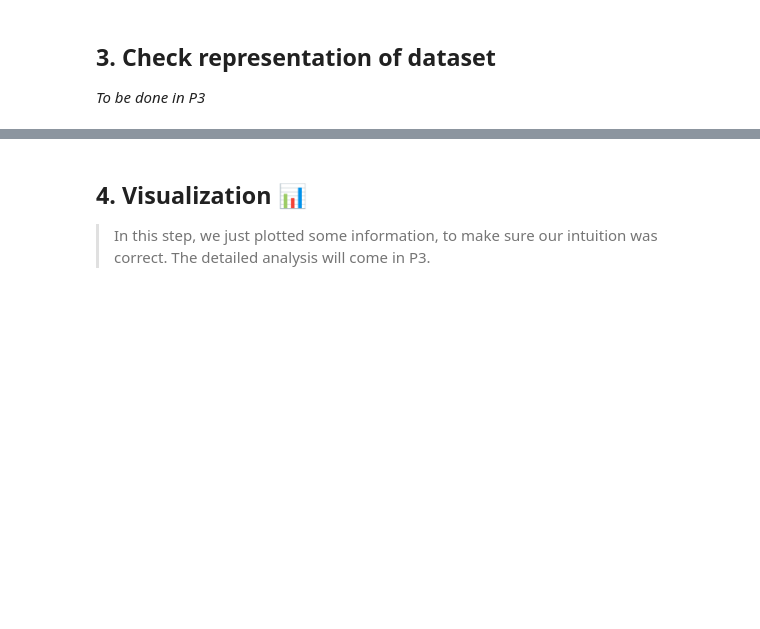
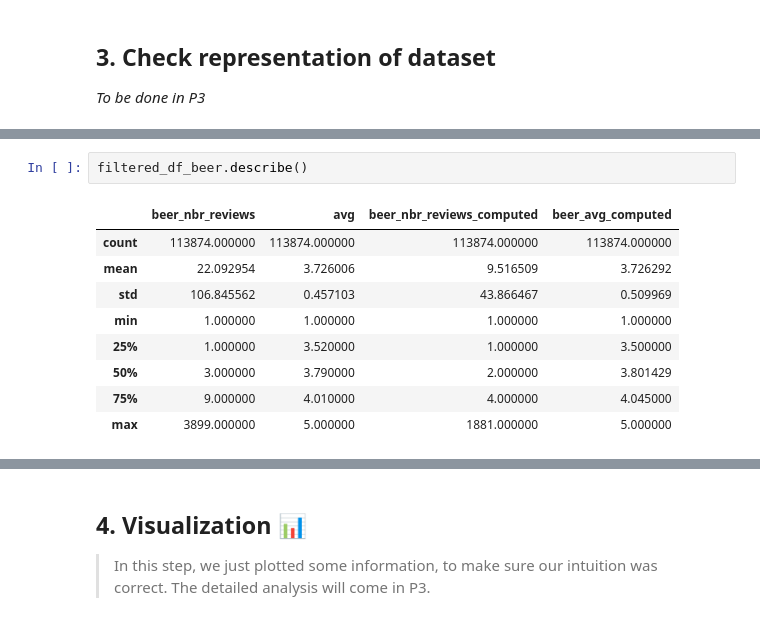
Before and after one commit to epfl-ada/ada-2023-project-beeradaventure46, a Jupyter notebook: Milestone_2.ipynb, the cells around one changed output, grey strips where cells are left out. Drawn from its saved outputs; the diff is of its cells as text; blank space fills up the shorter version.

```diff
--- a/Milestone_2.ipynb
+++ b/Milestone_2.ipynb
@@ -934,0 +1041,12 @@ Shape of df :  (1083683, 29)
+# %%
+filtered_df_beer.describe()
+# %% [output]
+|  | beer_nbr_reviews | avg | beer_nbr_reviews_computed | beer_avg_computed |
+| count | 113874.000000 | 113874.000000 | 113874.000000 | 113874.000000 |
+| mean | 22.092954 | 3.726006 | 9.516509 | 3.726292 |
+| std | 106.845562 | 0.457103 | 43.866467 | 0.509969 |
+| min | 1.000000 | 1.000000 | 1.000000 | 1.000000 |
+| 25% | 1.000000 | 3.520000 | 1.000000 | 3.500000 |
+| 50% | 3.000000 | 3.790000 | 2.000000 | 3.801429 |
+| 75% | 9.000000 | 4.010000 | 4.000000 | 4.045000 |
+| max | 3899.000000 | 5.000000 | 1881.000000 | 5.000000 |
```
Also changed, not shown: parts of 11 cells of this notebook, 2 other files.
